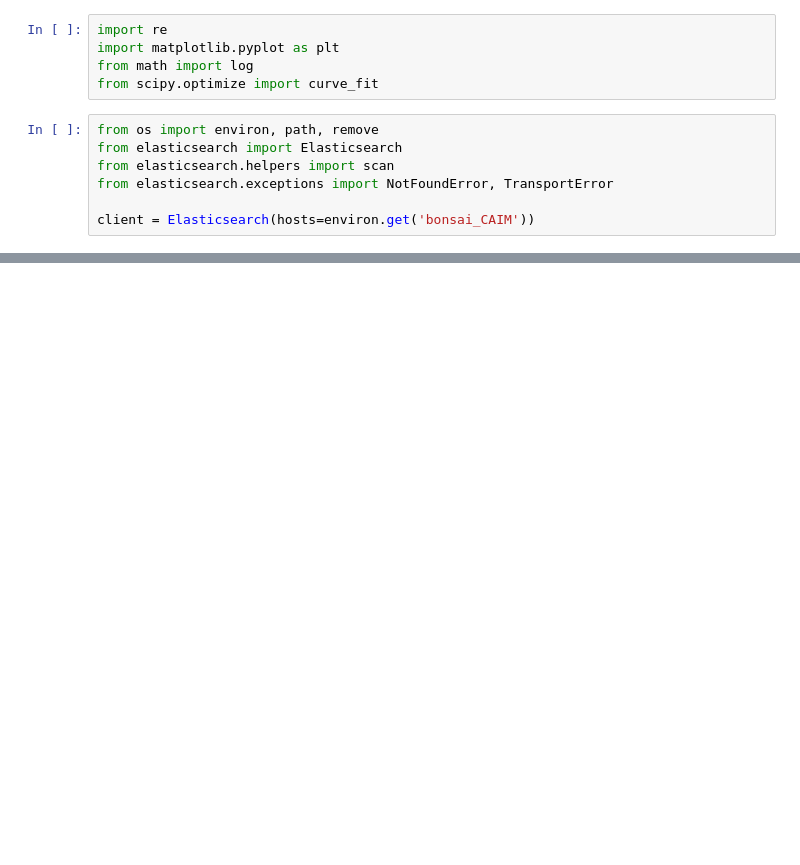
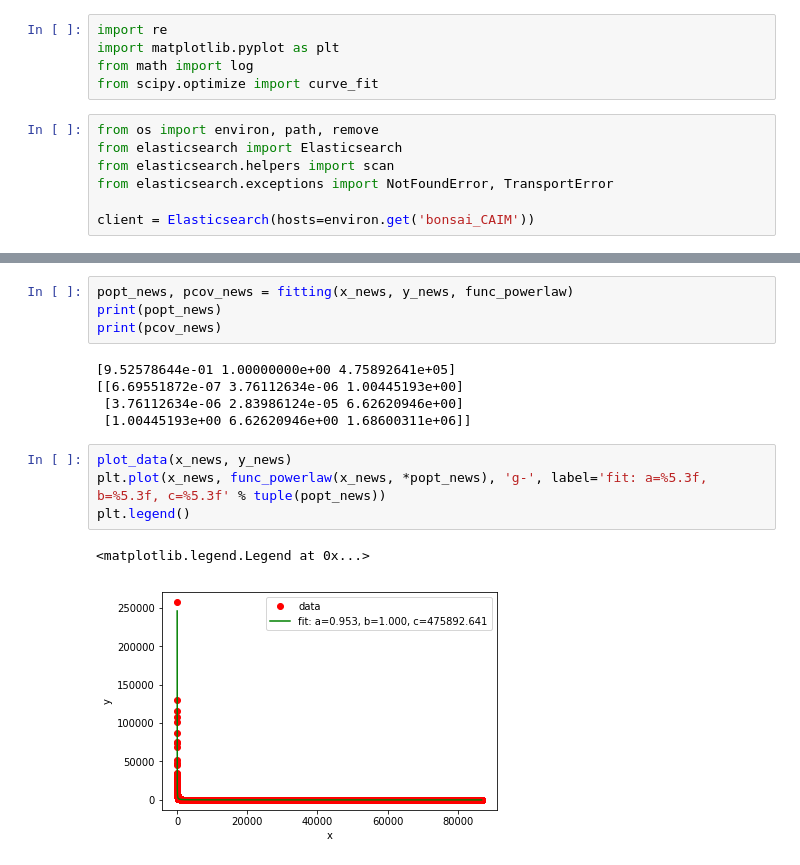
Before and after one commit to adrian729/CAIM18, a Jupyter notebook: session1ESZipfHeaps/Zipf.ipynb, the cells around one changed output, grey strips where cells are left out. Saved outputs shown, nothing was run; the diff lists cells and outputs as text; blank space fills up the shorter version.

```diff
--- a/session1ESZipfHeaps/Zipf.ipynb
+++ b/session1ESZipfHeaps/Zipf.ipynb
@@ -44,0 +70,16 @@ plt.show()
+# %%
+popt_news, pcov_news = fitting(x_news, y_news, func_powerlaw)
+print(popt_news)
+print(pcov_news)
+# %% [output]
+[9.52578644e-01 1.00000000e+00 4.75892641e+05]
+[[6.69551872e-07 3.76112634e-06 1.00445193e+00]
+ [3.76112634e-06 2.83986124e-05 6.62620946e+00]
+ [1.00445193e+00 6.62620946e+00 1.68600311e+06]]
+# %%
+plot_data(x_news, y_news)
+plt.plot(x_news, func_powerlaw(x_news, *popt_news), 'g-', label='fit: a=%5.3f, b=%5.3f, c=%5.3f' % tuple(popt_news))
+plt.legend()
+# %% [output]
+<matplotlib.legend.Legend at 0x...>
+[figure, added]
```
Also changed, not shown: parts of 13 cells of this notebook, 2 other files.
